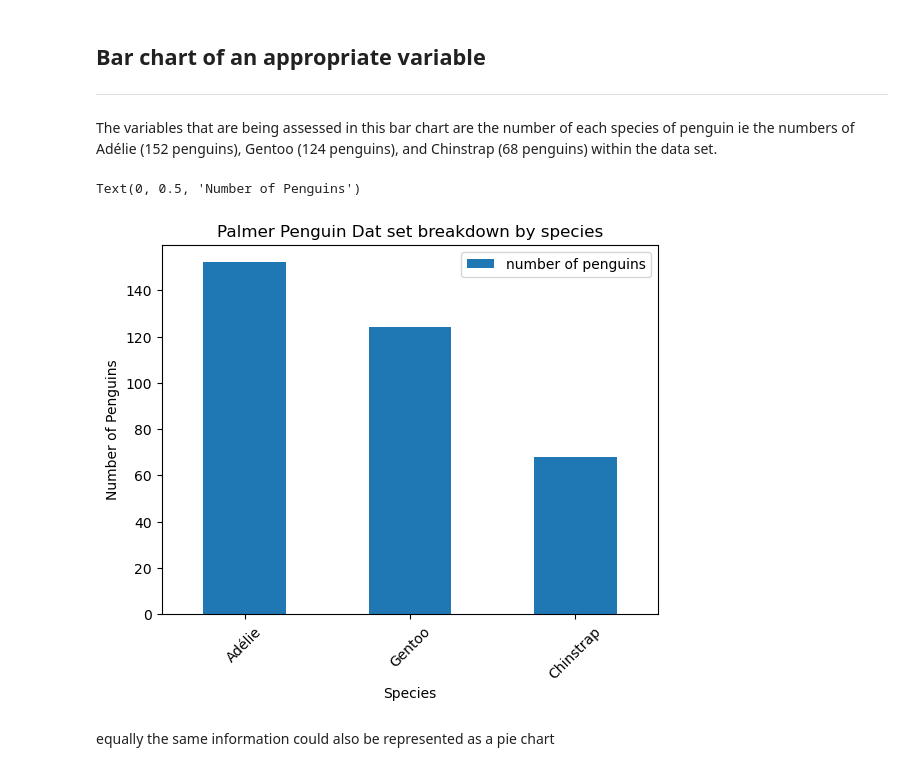
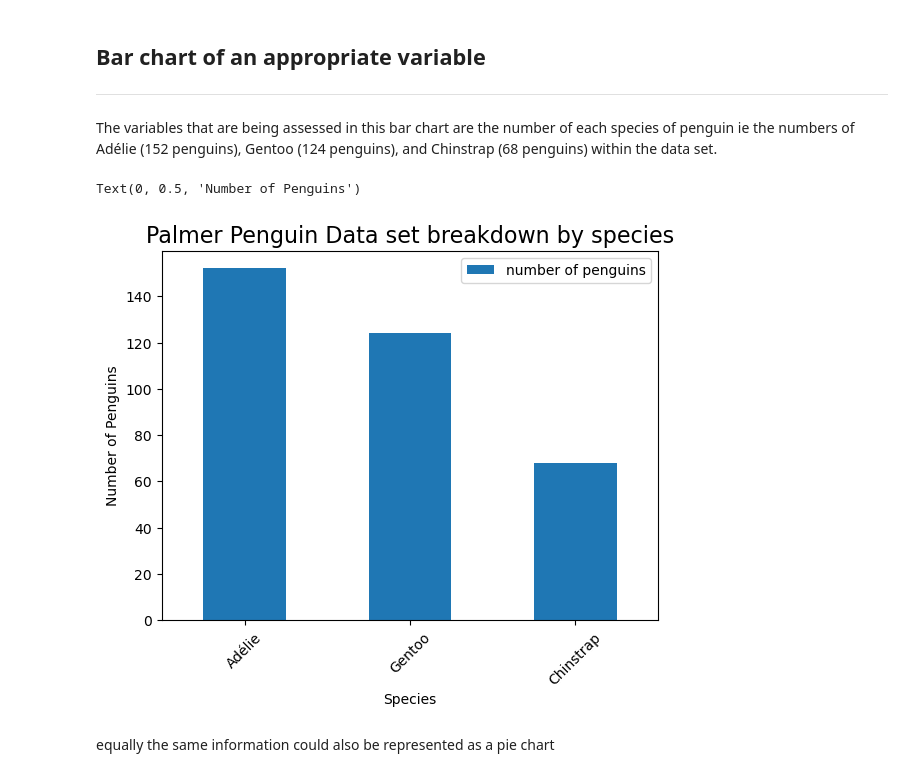
Before and after one commit to GraceMarySmyth/MyProject, a Jupyter notebook: Penguins.ipynb, the cells around one changed output. Drawn from its saved outputs; the diff is of its cells as text; code cells hidden in the pictures.

```diff
--- a/Penguins.ipynb
+++ b/Penguins.ipynb
@@ -222,19 +224,19 @@ The variables that are being assessed in this bar chart are the number of each s
 # %%
 # plot the bar chart.
 
 plotdata = pd.DataFrame(
     {"number of penguins": [152, 124, 68]},
     index=["Adélie", "Gentoo", "Chinstrap"])
 # Plot a bar chart
 plotdata.plot(kind="bar")
 
 plt.xticks(rotation=45, horizontalalignment="center")
-plt.title("Palmer Penguin Dat set breakdown by species")
+plt.title("Palmer Penguin Data set breakdown by species", size=16)
 plt.xlabel("Species")
 plt.ylabel("Number of Penguins")
 # %% [output]
 Text(0, 0.5, 'Number of Penguins')
-[figure, old version]
+[figure, new version]
 # %% [markdown]
 equally the same information could also be represented as a pie chart
 # %%
```
Also changed, not shown: parts of 8 cells of this notebook.
